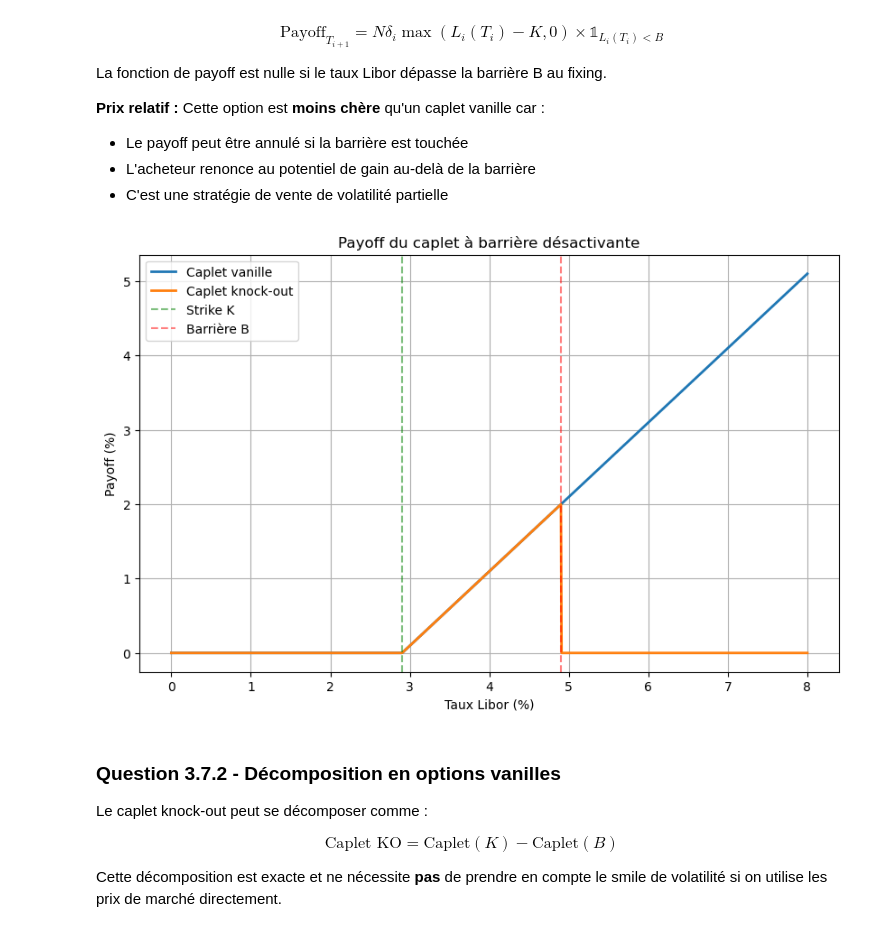
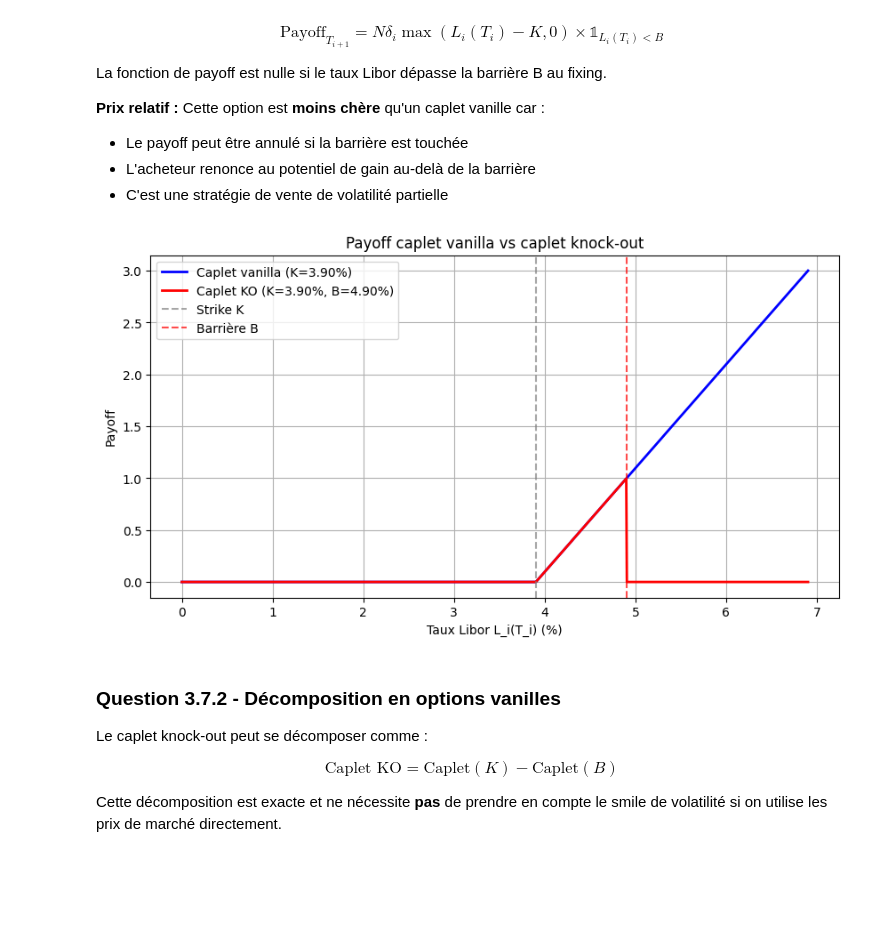
Before and after one commit to Pascale29/MODELES-DE-COURBE-DE-TAUX, a Jupyter notebook: TP_sarah.ipynb, the cells around one changed output. Cells and saved outputs as stored; diff of their text form; code cells hidden in the pictures; blank space fills up the shorter version.

```diff
--- a/TP_sarah.ipynb
+++ b/TP_sarah.ipynb
@@ -915,27 +1113,35 @@ Cette option est **moins chère** qu'un caplet vanille car :
 - L'acheteur renonce au potentiel de gain au-delà de la barrière
 - C'est une stratégie de vente de volatilité partielle
 # %%
-# Visualisation du payoff
-L_range = np.linspace(0, 0.08, 1000)
-K_example = L_fwd - 0.01  # ATM - 100 bps
-B_example = L_fwd + 0.01  # ATM + 100 bps
+import numpy as np
+import matplotlib.pyplot as plt
 
-payoff_vanilla = np.maximum(L_range - K_example, 0)
-payoff_ko = np.where(L_range < B_example, np.maximum(L_range - K_example, 0), 0)
+K = L_fwd           # strike ATM
+B = L_fwd + 0.01    # barrière = ATM + 100 bps (exemple)
+N = 100.0
+delta = 1.0
 
-plt.figure(figsize=(10, 6))
-plt.plot(L_range * 100, payoff_vanilla * 100, label='Caplet vanille', linewidth=2)
-plt.plot(L_range * 100, payoff_ko * 100, label='Caplet knock-out', linewidth=2)
-plt.axvline(x=K_example * 100, color='green', linestyle='--', alpha=0.5, label=f'Strike K')
-plt.axvline(x=B_example * 100, color='red', linestyle='--', alpha=0.5, label=f'Barrière B')
+L_range = np.linspace(0, L_fwd + 0.03, 1000)
+
+# Payoff caplet vanilla
+payoff_vanilla = N * delta * np.maximum(L_range - K, 0)
+
+# Payoff caplet knock-out
+payoff_ko = N * delta * np.maximum(L_range - K, 0) * (L_range < B)
+
+plt.figure(figsize=(10, 5))
+plt.plot(L_range * 100, payoff_vanilla, 'b-',  lw=2, label=f'Caplet vanilla (K={K*100:.2f}%)')
+plt.plot(L_range * 100, payoff_ko,      'r-',  lw=2, label=f'Caplet KO (K={K*100:.2f}%, B={B*100:.2f}%)')
+plt.axvline(x=K*100, color='gray', ls='--', alpha=0.7, label='Strike K')
+plt.axvline(x=B*100, color='red',  ls='--', alpha=0.7, label='Barrière B')
+plt.xlabel('Taux Libor L_i(T_i) (%)')
+plt.ylabel('Payoff')
+plt.title('Payoff caplet vanilla vs caplet knock-out')
+plt.legend()
 plt.grid(True)
-plt.xlabel('Taux Libor (%)')
-plt.ylabel('Payoff (%)')
-plt.title('Payoff du caplet à barrière désactivante')
-plt.legend()
 plt.show()
 # %% [output]
-[figure, old version]
+[figure, new version]
 # %% [markdown]
 ### Question 3.7.2 - Décomposition en options vanilles
 
```
Also changed, not shown: parts of 24 cells of this notebook, 14 other files.
